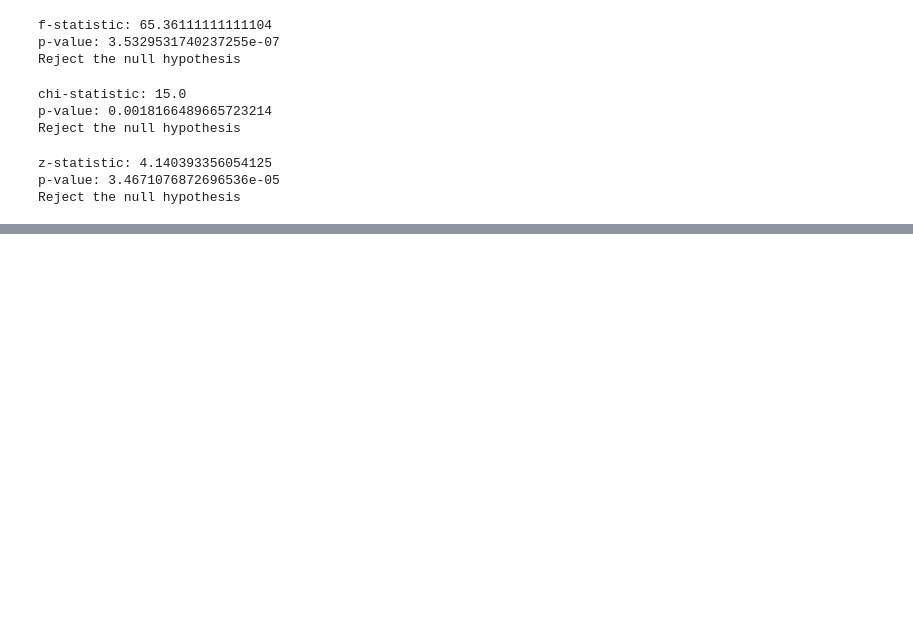
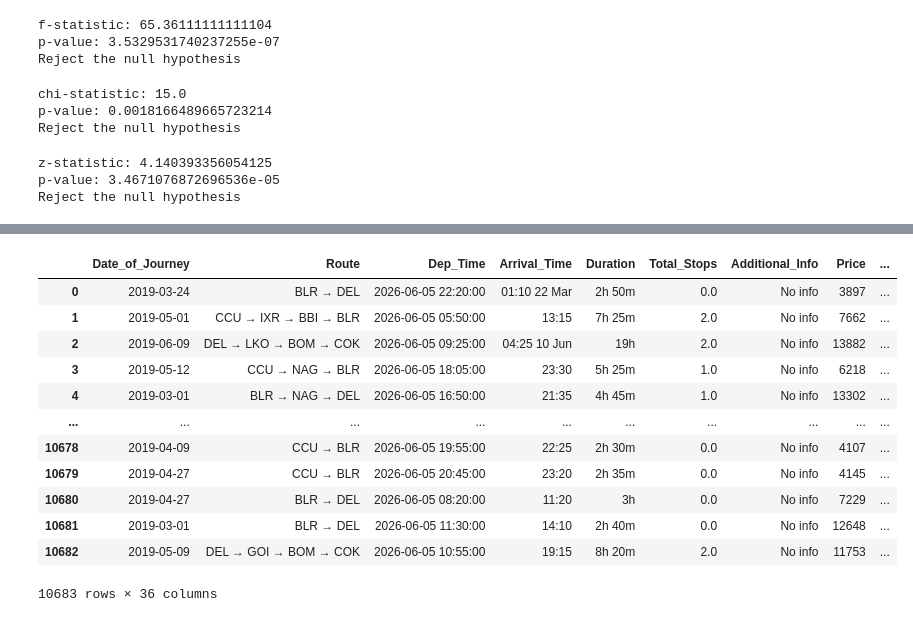
Before and after one commit to Varalakshmi-skab/datasciencelearning, a Jupyter notebook: Anova.ipynb, the cells around one changed output, grey strips where cells are left out. Saved outputs shown, nothing was run; the diff lists cells and outputs as text; code cells hidden in the pictures; blank space fills up the shorter version.

```diff
--- a/Anova.ipynb
+++ b/Anova.ipynb
@@ -53,0 +153,23 @@ Reject the null hypothesis
+# %%
+from sklearn.preprocessing import OneHotEncoder
+import pandas as pd
+encoder=OneHotEncoder(sparse_output=False)
+encoded_cols=encoder.fit_transform(df[['Airline','Source','Destination']])
+feature_names=encoder.get_feature_names_out(['Airline','Source','Destination'])
+encoded_df=pd.DataFrame(encoded_cols,columns=feature_names,index=df.index)
+df=pd.concat([df.drop(['Airline','Source','Destination'],axis=1),encoded_df],axis=1)
+df
+# %% [output]
+|  | Date_of_Journey | Route | Dep_Time | Arrival_Time | Duration | Total_Stops | Additional_Info | Price | ... |
+| 0 | 2019-03-24 | BLR → DEL | 2026-06-05 22:20:00 | 01:10 22 Mar | 2h 50m | 0.0 | No info | 3897 | ... |
+| 1 | 2019-05-01 | CCU → IXR → BBI → BLR | 2026-06-05 05:50:00 | 13:15 | 7h 25m | 2.0 | No info | 7662 | ... |
+| 2 | 2019-06-09 | DEL → LKO → BOM → COK | 2026-06-05 09:25:00 | 04:25 10 Jun | 19h | 2.0 | No info | 13882 | ... |
+| 3 | 2019-05-12 | CCU → NAG → BLR | 2026-06-05 18:05:00 | 23:30 | 5h 25m | 1.0 | No info | 6218 | ... |
+| 4 | 2019-03-01 | BLR → NAG → DEL | 2026-06-05 16:50:00 | 21:35 | 4h 45m | 1.0 | No info | 13302 | ... |
+| ... | ... | ... | ... | ... | ... | ... | ... | ... | ... |
+| 10678 | 2019-04-09 | CCU → BLR | 2026-06-05 19:55:00 | 22:25 | 2h 30m | 0.0 | No info | 4107 | ... |
+| 10679 | 2019-04-27 | CCU → BLR | 2026-06-05 20:45:00 | 23:20 | 2h 35m | 0.0 | No info | 4145 | ... |
+| 10680 | 2019-04-27 | BLR → DEL | 2026-06-05 08:20:00 | 11:20 | 3h | 0.0 | No info | 7229 | ... |
+| 10681 | 2019-03-01 | BLR → DEL | 2026-06-05 11:30:00 | 14:10 | 2h 40m | 0.0 | No info | 12648 | ... |
+| 10682 | 2019-05-09 | DEL → GOI → BOM → COK | 2026-06-05 10:55:00 | 19:15 | 8h 20m | 2.0 | No info | 11753 | ... |
+10683 rows × 36 columns
```
Also changed, not shown: parts of 11 cells of this notebook.
